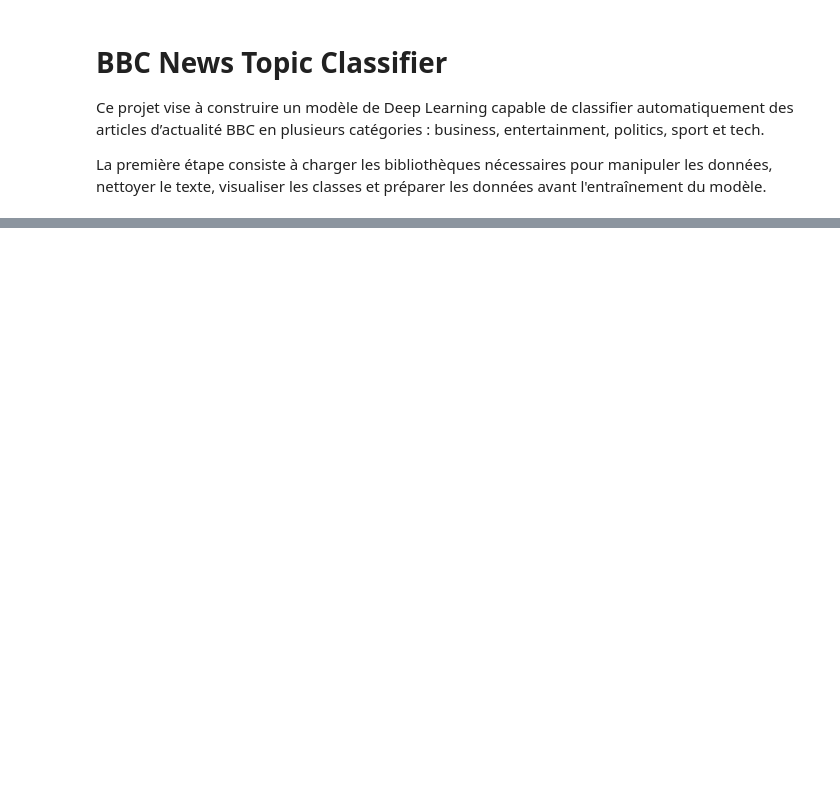
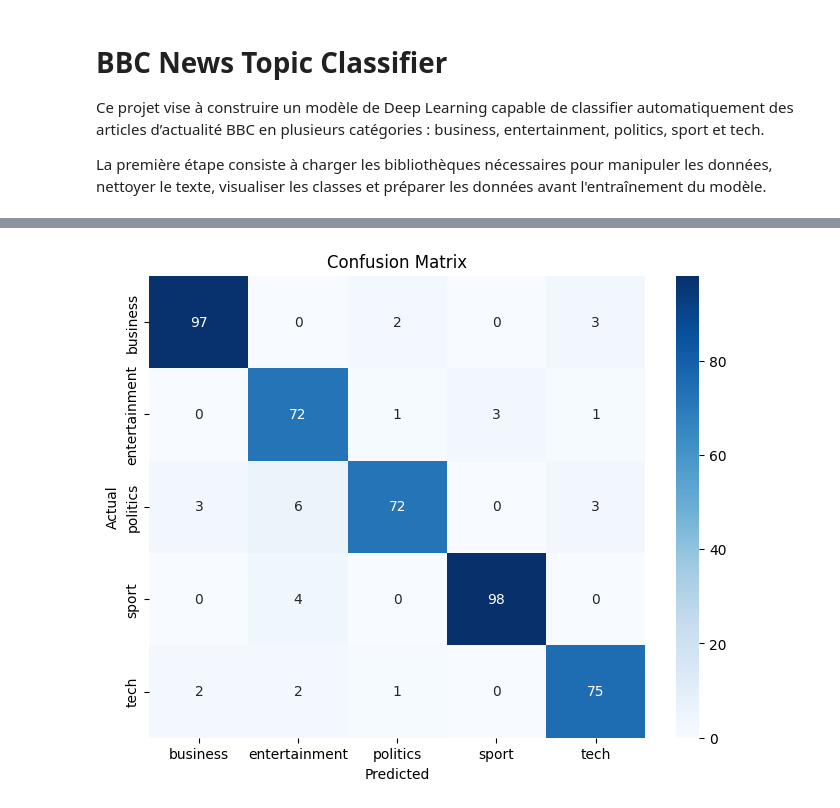
Before and after one commit to charfx/Detecteur-du-sujet-des-publications-d-actualite-via-NLP-and-DL-., a Jupyter notebook: NLP_BC_news.ipynb, the cells around one changed output, grey strips where cells are left out. Saved outputs shown, nothing was run; the diff lists cells and outputs as text; code cells hidden in the pictures; blank space fills up the shorter version.

```diff
--- a/NLP_BC_news.ipynb
+++ b/NLP_BC_news.ipynb
@@ -27,0 +272,15 @@ with zipfile.ZipFile(zip_path, 'r') as zip_ref:
+# %%
+early_stop = EarlyStopping(
+    monitor='val_loss',
+    patience=3,
+    restore_best_weights=True
+)
+# %%
+history = model.fit(
+    X_train_padded,
+    y_train,
+    epochs=20,
+    batch_size=32,
+    validation_split=0.2,
+    callbacks=[early_stop]
+)
@@ -27,0 +323,4 @@ with zipfile.ZipFile(zip_path, 'r') as zip_ref:
+# %%
+y_pred_probs = model.predict(X_test_padded)
+
+y_pred = y_pred_probs.argmax(axis=1)
@@ -27,0 +358,25 @@ with zipfile.ZipFile(zip_path, 'r') as zip_ref:
+# %%
+from sklearn.metrics import confusion_matrix
+import seaborn as sns
+import matplotlib.pyplot as plt
+
+cm = confusion_matrix(y_test, y_pred)
+
+plt.figure(figsize=(8,6))
+
+sns.heatmap(
+    cm,
+    annot=True,
+    fmt='d',
+    cmap='Blues',
+    xticklabels=label_encoder.classes_,
+    yticklabels=label_encoder.classes_
+)
+
+plt.xlabel("Predicted")
+plt.ylabel("Actual")
+plt.title("Confusion Matrix")
+
+plt.show()
+# %% [output]
+[figure, added]
```
Also changed, not shown: parts of 36 cells of this notebook.
